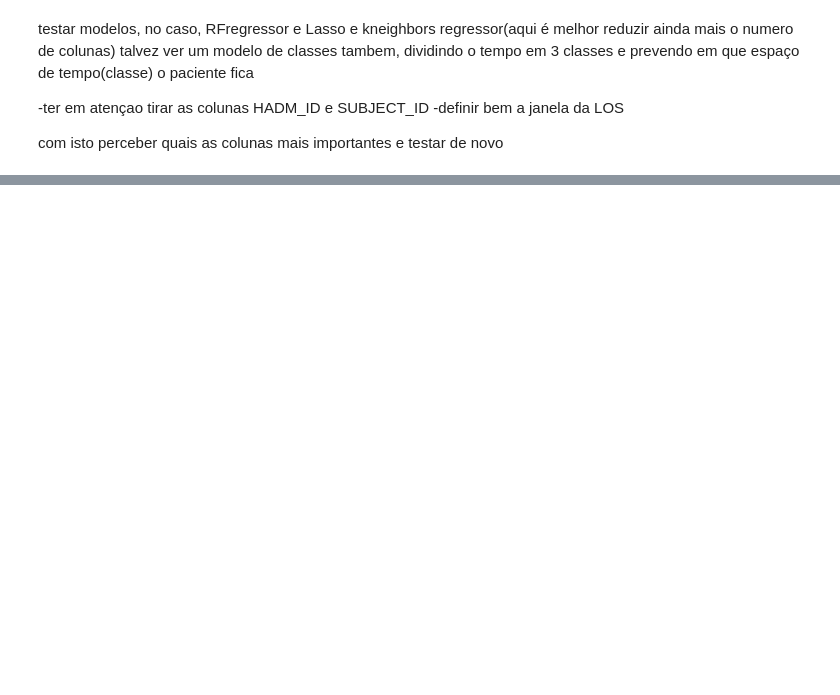
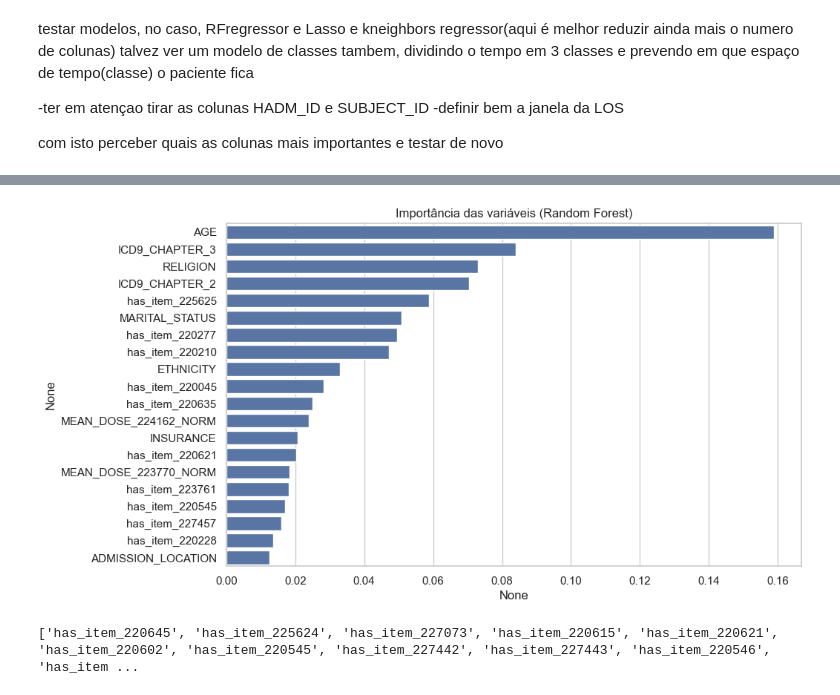
Before and after one commit to RodriCouto/ML_na_previsao_do_tempo_de_internato, a Jupyter notebook: ML_projeto2.ipynb, the cells around one changed output, grey strips where cells are left out. Drawn from its saved outputs; the diff is of its cells as text; code cells hidden in the pictures; blank space fills up the shorter version.

```diff
--- a/ML_projeto2.ipynb
+++ b/ML_projeto2.ipynb
@@ -890,7 +984,7 @@ pivot_scaled.to_csv('C:/Users/rodri/Downloads/pivot.csv', index=False)
 # %% [markdown]
 tratar de missing values, one-hot enconding e selecionar apenas as variaveis significativas
 # %%
-pivot = pd.read_csv('C:/Users/rodri/OneDrive/Ambiente de Trabalho/Matemática Rodrigo/Mestrado/2ºsemestre/ML/Projeto2/pivot.csv')
+pivot=pivot_scaled.copy()
 
 missing_summary = pivot.isna().sum()
 missing_summary = missing_summary[missing_summary > 0]  # Mostrar apenas colunas com pelo menos um NaN
@@ -1150,0 +1223,4 @@ com isto perceber quais as colunas mais importantes e testar de novo
+# %%
+pivot.drop(['HADM_ID', 'SUBJECT_ID', 'ICD9_CODE_3', 'ICD9_CODE_2'], inplace=True, axis=1)
+pivot['LOS'] = np.clip(pivot['LOS'], 0.1, 12.1)
+pivot
@@ -1150,0 +1243,7 @@ com isto perceber quais as colunas mais importantes e testar de novo
+# %%
+X = pivot.drop('LOS', axis=1)  # Replace with your actual target column
+y = pivot['LOS']
+
+X_train, X_test, y_train, y_test = train_test_split(
+    X, y, test_size=0.2, random_state=42
+)
@@ -1150,0 +1272,12 @@ com isto perceber quais as colunas mais importantes e testar de novo
+# %%
+from sklearn.metrics import r2_score, mean_squared_error, mean_absolute_error
+for name, model in models.items():
+    model = model.fit(X_train, y_train)
+    preds = model.predict(X_test)
+    model.fit(X_train, y_train)
+
+    print(f"\n{name} results:")
+    print(f"R² Score: {r2_score(y_test, preds):.4f}")
+    print(f"Mean Squared Error (MSE): {mean_squared_error(y_test, preds):.4f}")
+    print(f"Root Mean Squared Error (RMSE): {np.sqrt(mean_squared_error(y_test, preds)):.4f}")
+    print(f"Mean Absolute Error (MAE): {mean_absolute_error(y_test, preds):.4f}")
@@ -1150,0 +1319,25 @@ com isto perceber quais as colunas mais importantes e testar de novo
+# %%
+model = RandomForestRegressor().fit(X_train, y_train)
+
+importances = pd.Series(model.feature_importances_, index=X_train.columns)
+importances = importances.sort_values(ascending=False)
+
+import matplotlib.pyplot as plt
+import seaborn as sns
+
+plt.figure(figsize=(10,6))
+sns.barplot(x=importances[:20], y=importances.index[:20])
+plt.title("Importância das variáveis (Random Forest)")
+plt.show()
+# %% [output]
+[figure, added]
+# %%
+from sklearn.feature_selection import f_regression
+import pandas as pd
+
+f_vals, p_vals = f_regression(X_train, y_train)
+anova_results = pd.Series(p_vals, index=X_train.columns)
+selected_features = anova_results[anova_results < 0.05].index.tolist()
+print(selected_features)
+# %% [output]
+['has_item_220645', 'has_item_225624', 'has_item_227073', 'has_item_220615', 'has_item_220621', 'has_item_220602', 'has_item_220545', 'has_item_227442', 'has_item_227443', 'has_item_220546', 'has_item ...
```
Also changed, not shown: parts of 27 cells of this notebook.
